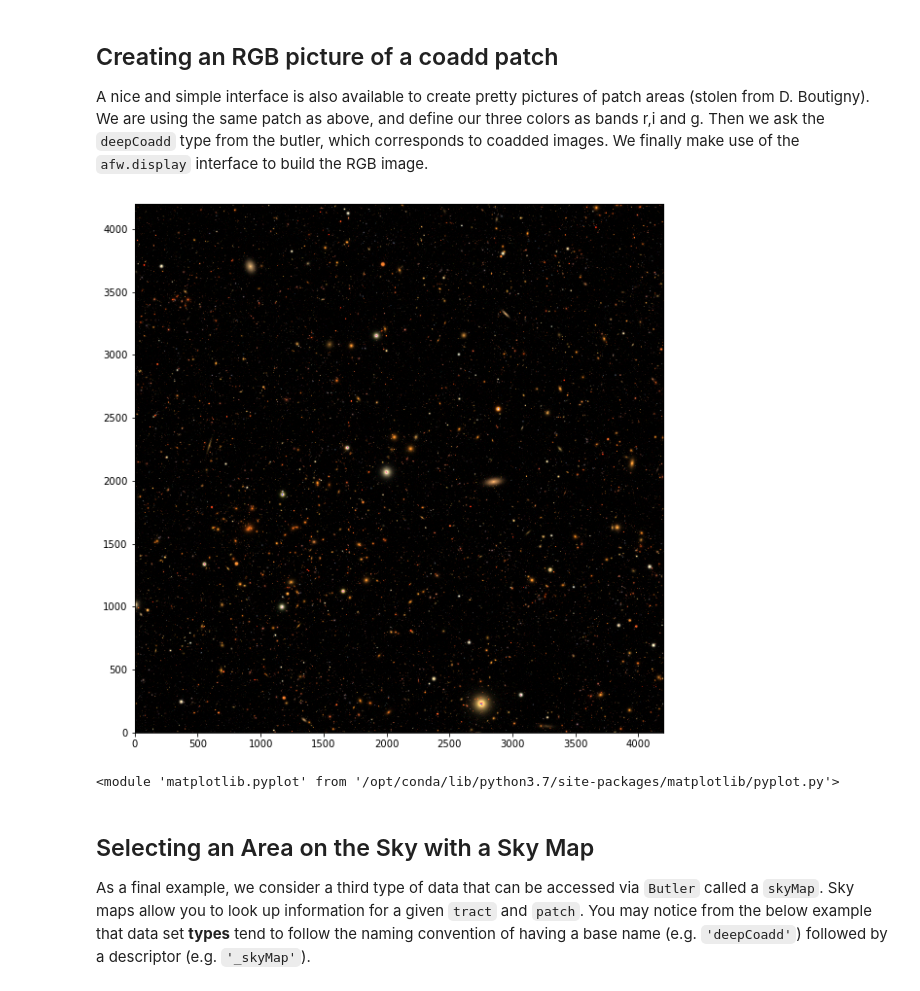
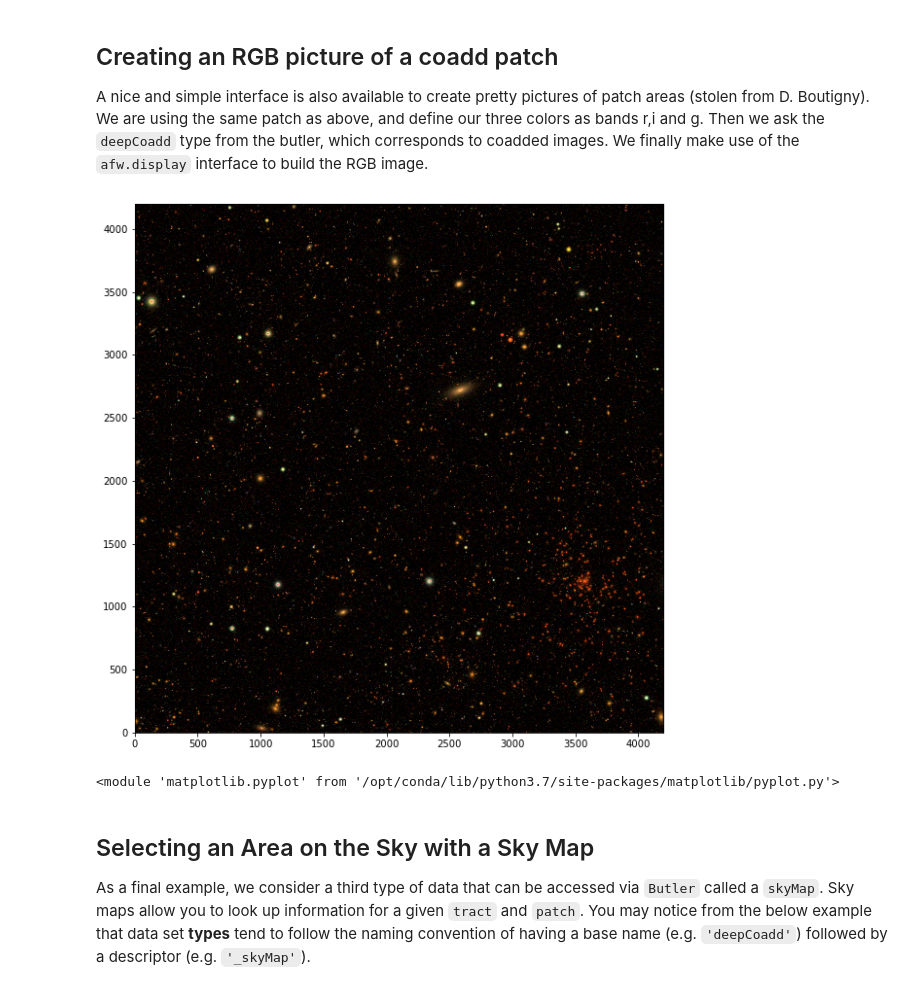
Before and after one commit to LSSTDESC/StackClub, a Jupyter notebook: Basics/ButlerTutorial.ipynb, the cells around one changed output. Saved outputs shown, nothing was run; the diff lists cells and outputs as text; code cells hidden in the pictures.

Commit message:
fix the choice of tract/patch for the RGB to use the same as before

```diff
--- a/Basics/ButlerTutorial.ipynb
+++ b/Basics/ButlerTutorial.ipynb
@@ -222,23 +222,23 @@ Then we ask the `deepCoadd` type from the butler, which corresponds to coadded i
 # %%
 import lsst.afw.display.rgb as rgb
 
-dataId = {'tract':5064, 'patch':'5,1'}
+dataId = {'tract':tract_id, 'patch':patch_id}
 
 bandpass_color_map = {'green':'r', 'red':'i', 'blue':'g'}
 
 exposures = {}
 for bandpass in bandpass_color_map.values():
     dataId['filter'] = bandpass
     exposures[bandpass] = butler.get('deepCoadd', dataId=dataId)
 
 fig = plt.figure(figsize=(10,10))
 rgb_im = rgb.makeRGB(*(exposures[bandpass_color_map[color]].getMaskedImage().getImage()
                        for color in ('red', 'green', 'blue')), Q=8, dataRange=1.0,
                        xSize=None, ySize=None)
 
 rgb.displayRGB(rgb_im)
 # %% [output]
-[figure, old version]
+[figure, new version]
 <module 'matplotlib.pyplot' from '/opt/conda/lib/python3.7/site-packages/matplotlib/pyplot.py'>
 # %% [markdown]
 ## Selecting an Area on the Sky with a Sky Map
```
Also changed, not shown: parts of 1 cell of this notebook.
